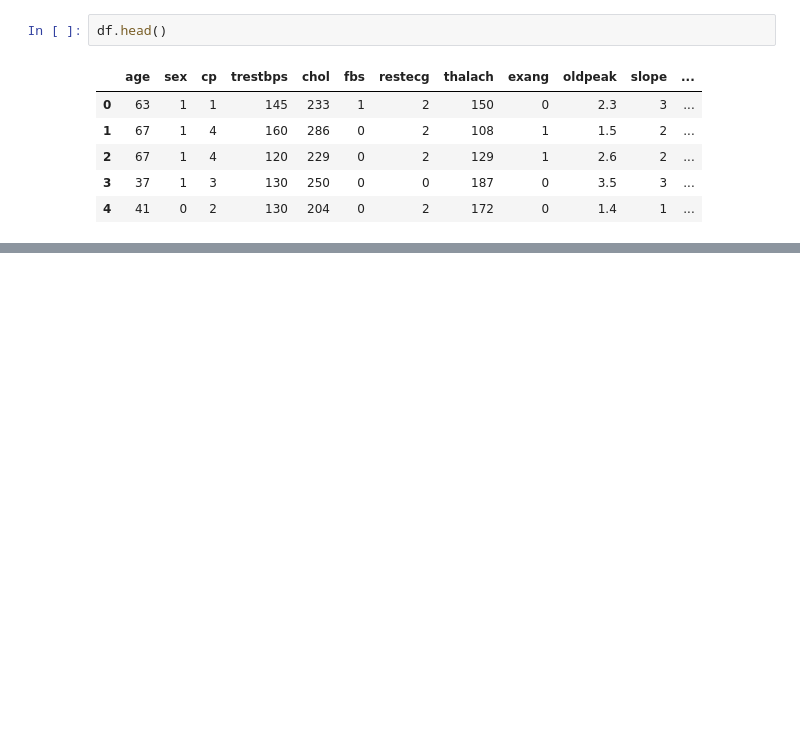
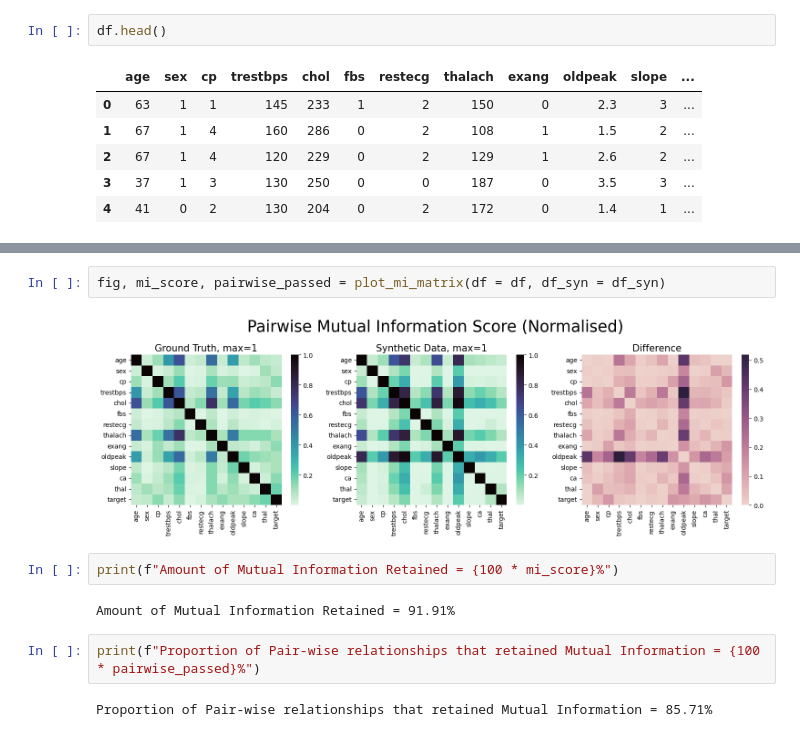
Before and after one commit to dylanlo8/SynPiper, a Jupyter notebook: example_notebooks/synpiper_dp_example.ipynb, the cells around one changed output, grey strips where cells are left out. Saved outputs shown, nothing was run; the diff lists cells and outputs as text; blank space fills up the shorter version.

```diff
--- a/example_notebooks/synpiper_dp_example.ipynb
+++ b/example_notebooks/synpiper_dp_example.ipynb
@@ -42,0 +146,12 @@ synthetic_filepath = os.path.join(os.getcwd(), 'synthetic.csv')
+# %%
+fig, mi_score, pairwise_passed = plot_mi_matrix(df = df, df_syn = df_syn)
+# %% [output]
+[figure, added]
+# %%
+print(f"Amount of Mutual Information Retained = {100 * mi_score}%")
+# %% [output]
+Amount of Mutual Information Retained = 91.91%
+# %%
+print(f"Proportion of Pair-wise relationships that retained Mutual Information = {100 * pairwise_passed}%")
+# %% [output]
+Proportion of Pair-wise relationships that retained Mutual Information = 85.71%
```
Also changed, not shown: parts of 14 cells of this notebook, 8 other files.
